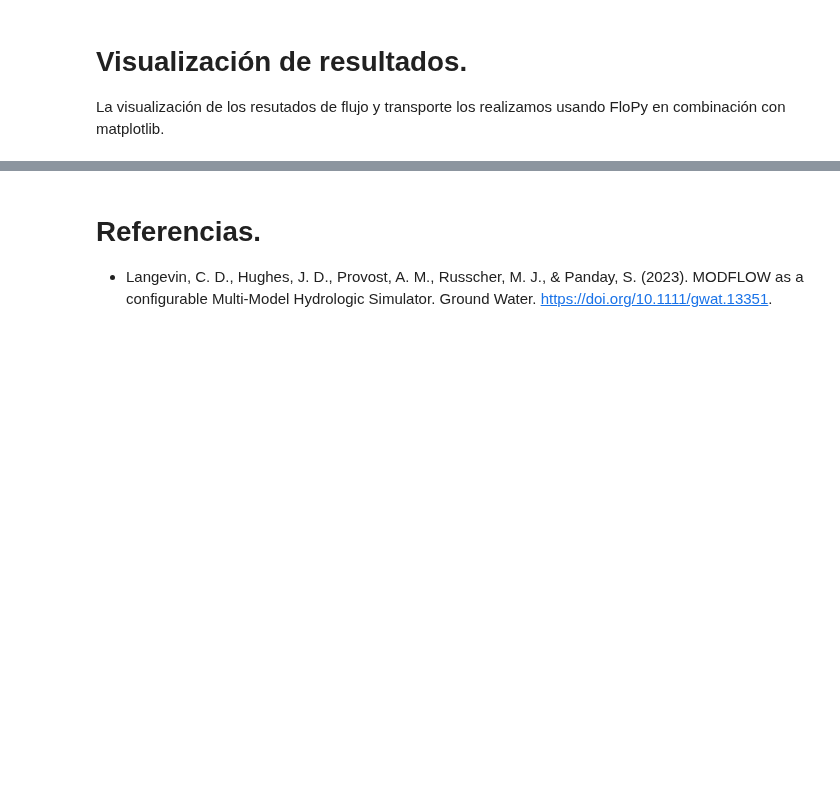
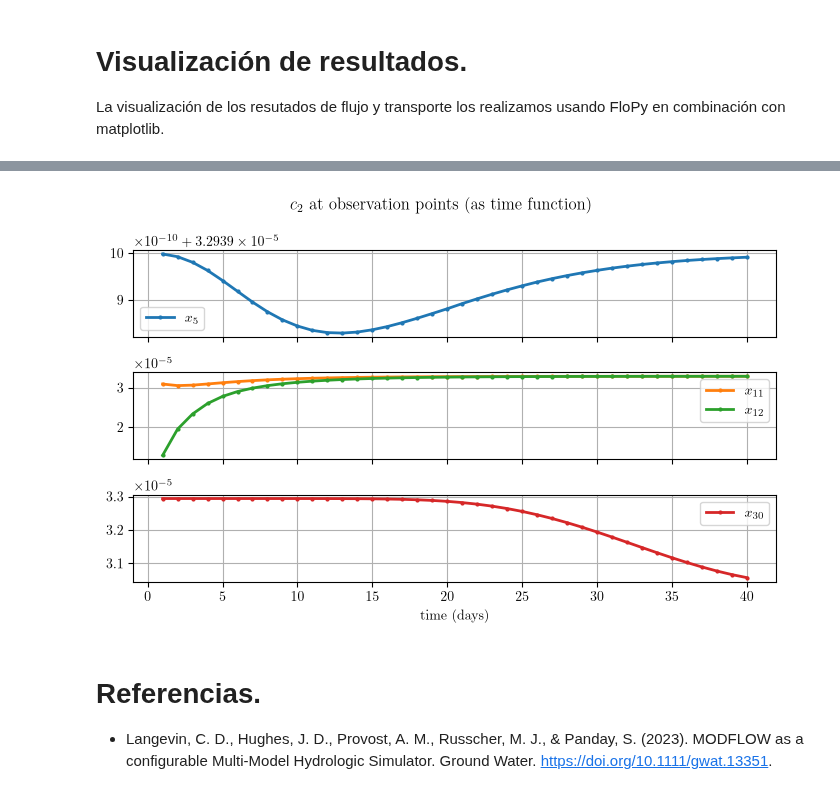
Before and after one commit to luiggix/RTWMA, a Jupyter notebook: benchmarks/01_CT_gypsum_1D/02_C2_flow_tran.ipynb, the cells around one changed output, grey strips where cells are left out. Saved outputs shown, nothing was run; the diff lists cells and outputs as text; code cells hidden in the pictures; blank space fills up the shorter version.

```diff
--- a/benchmarks/01_CT_gypsum_1D/02_C2_flow_tran.ipynb
+++ b/benchmarks/01_CT_gypsum_1D/02_C2_flow_tran.ipynb
@@ -418,27 +583,29 @@ plt.show()
 # %%
-c_5 = np.array([o_conc.get_data(totim=t)[0, 0, 4] for t in times_c])
-c_11 = np.array([o_conc.get_data(totim=t)[0, 0, 10] for t in times_c])
-c_12 = np.array([o_conc.get_data(totim=t)[0, 0, 11] for t in times_c])
-c_30 = np.array([o_conc.get_data(totim=t)[0, 0, 29] for t in times_c])
+c_5  = np.array([c2[int(t-1)][4]  for t in times_c])
+c_11 = np.array([c2[int(t-1)][10] for t in times_c])
+c_12 = np.array([c2[int(t-1)][11] for t in times_c])
+c_30 = np.array([c2[int(t-1)][29] for t in times_c])
 
 fig, ax = plt.subplots(3,1, sharex = True, figsize=(7, 4.5))
 fig.suptitle("$c_2$ at observation points (as time function)")
 
 ax[0].plot(times_c, c_5, lw=2,marker="o",markersize="2",c="C0",label="$x_5$")
 ax[0].grid()
 ax[0].legend()
 
 ax[1].plot(times_c, c_11, lw=2,marker="o",markersize="2",c="C1",label="$x_{11}$")
 ax[1].plot(times_c, c_12, lw=2,marker="o",markersize="2",c="C2",label="$x_{12}$")
 ax[1].grid()
 ax[1].legend()
 
 ax[2].plot(times_c, c_30, lw=2,marker="o",markersize="2",c="C3",label="$x_{30}$")
 ax[2].grid()
 ax[2].legend()
 ax[2].set_xlabel("time (days)")
 plt.tight_layout()
 plt.show()
+# %% [output]
+[figure, added]
 # %% [markdown]
 # Referencias.
 
```
Also changed, not shown: parts of 27 cells of this notebook, 14 other files.
